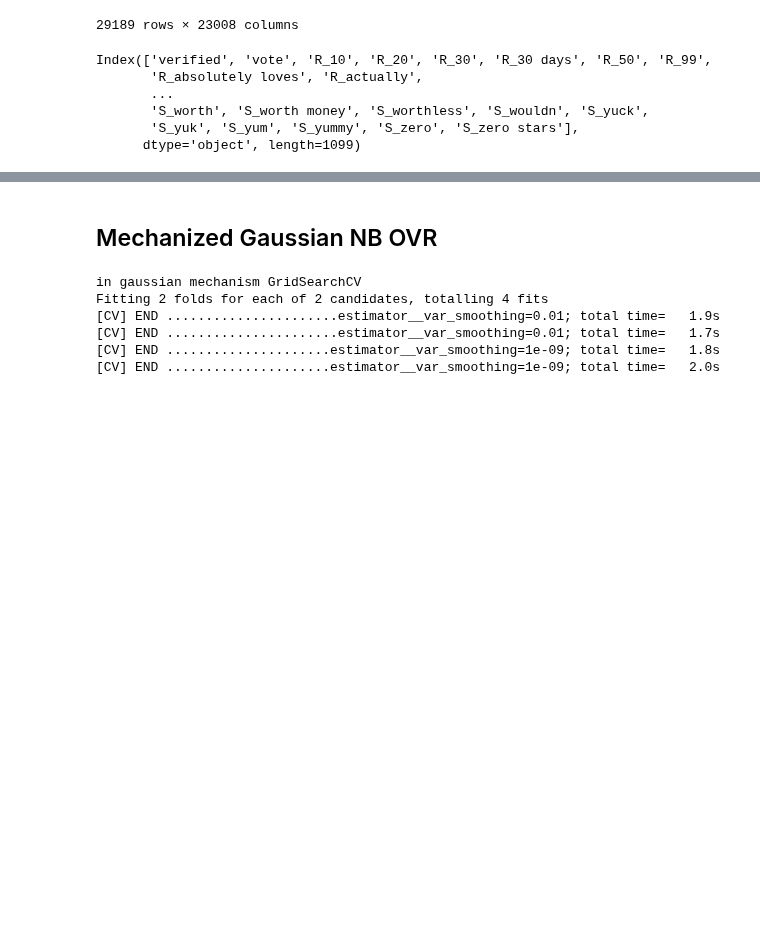
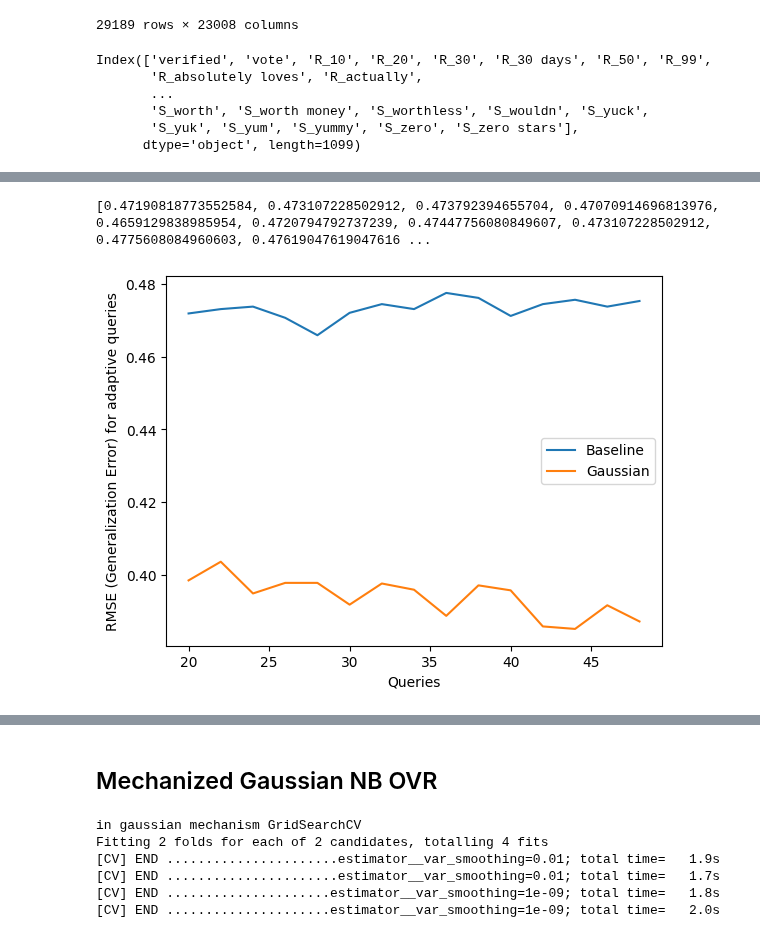
Before and after one commit to jiawenliu/AdaptivityAnalysis, a Jupyter notebook: eval/benchmark/sklearn/mechanized-model/Task2.ipynb, the cells around one changed output, grey strips where cells are left out. Cells and saved outputs as stored; diff of their text form; code cells hidden in the pictures; blank space fills up the shorter version.

Commit message:
rename the files and update the code for evaluating the nm adaptivity programs

```diff
--- a/eval/benchmark/sklearn/mechanized-model/Task2.ipynb
+++ b/eval/benchmark/sklearn/mechanized-model/Task2.ipynb
@@ -130,0 +277,2 @@ f1_scores, acc_scores, roc_auc_scores, conf_matrices, models = [], [], [], [], [
+# %%
+baseline_generalization_error_list = eval_steped_adaptivity(range(20, 50, 2), Mechanism(mechanism_type = Mechanism.MechanismType.NONE))
@@ -130,0 +331,22 @@ f1_scores, acc_scores, roc_auc_scores, conf_matrices, models = [], [], [], [], [
+# %%
+print(baseline_generalization_error_list)
+# %% [output]
+[0.47190818773552584, 0.473107228502912, 0.473792394655704, 0.47070914696813976, 0.4659129838985954, 0.4720794792737239, 0.47447756080849607, 0.473107228502912, 0.4775608084960603, 0.47619047619047616 ...
+# %%
+gaussian_generalization_error_list = [0.3984241178485783, 0.4035628639945187, 0.39482699554642003, 0.3977389516957862, 0.3977389516957862, 0.3917437478588558, 0.3975676601575882, 0.39585474477560806, 0.38866050017129156, 0.3970537855429942, 0.39568345323741005, 0.3857485440219253, 0.38506337786913325, 0.39157245632065774, 0.3871188763275094]
+
+def plot_error(rounds, generalization_error, mechanism):
+    plt.plot(rounds, generalization_error, label = mechanism)
+    plt.xlabel("Queries")
+    plt.ylabel("RMSE (Generalization Error) for adaptive queries")
+    plt.legend()
+    plt.grid()
+
+
+plt.figure()
+plot_error(range(20, 50, 2), baseline_generalization_error_list, "Baseline")
+plot_error(range(20, 50, 2), gaussian_generalization_error_list, "Gaussian")
+# plot_error(stepped_rounds, threshold_generalization_error_list, "Threshold")
+plt.show()
+# %% [output]
+[figure, added]
```
Also changed, not shown: parts of 5 cells of this notebook, 4 other files.
